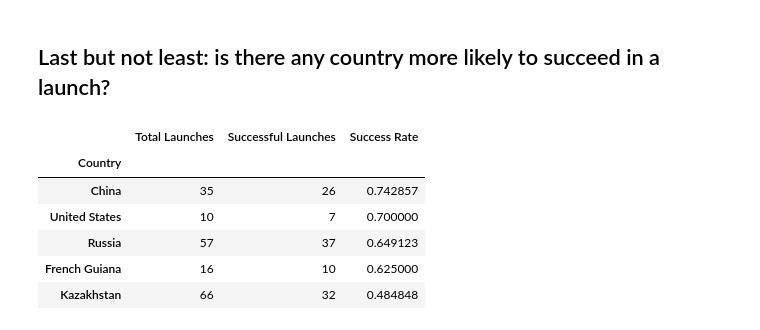
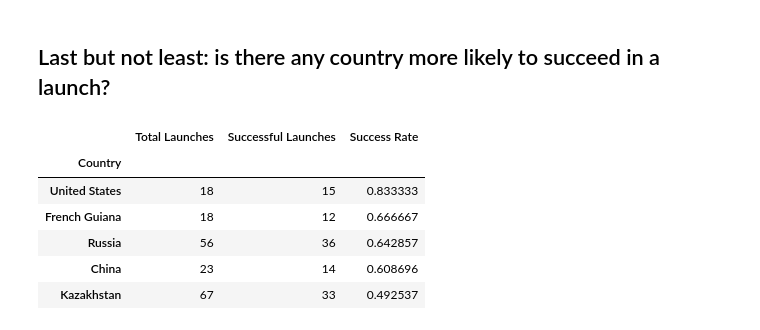
Before and after one commit to bernardodemelo/Rocket-Launch-Analysis, a Jupyter notebook: trabalho.ipynb, the cells around one changed output. Saved outputs shown, nothing was run; the diff lists cells and outputs as text; code cells hidden in the pictures.

```diff
--- a/trabalho.ipynb
+++ b/trabalho.ipynb
@@ -194,17 +284,17 @@ In conclusion, based on this point-biserial correlation test, we cannot conclude
 # %% [markdown]
 ## Following the second question: Is there any corporation more likely to succeed in a launch??
 # %%
-success_rate = (
+
+df_balanced['Success_Binary'] = (df_balanced['Launch Status'] == 'Success').astype(int)
+organization_success_rate = (
     df_balanced.groupby('Rocket Organisation')['Success_Binary']
     .agg(['count', 'sum', 'mean'])
     .rename(columns={'count': 'Total Launches', 'sum': 'Successful Launches', 'mean': 'Success Rate'})
 )
 
-success_rate = success_rate[success_rate['Total Launches'] >= 5]
+organization_success_rate = organization_success_rate.sort_values(by=['Success Rate', 'Total Launches'], ascending=[False, False])
 
-success_rate = success_rate.sort_values(by=['Success Rate', 'Total Launches'], ascending=[False, False])
-
-success_rate.head()
+organization_success_rate.head(5)
 # %% [output]
 |  | Total Launches | Successful Launches | Success Rate |
 | Rocket Organisation |  |  |  |
@@ -229,20 +319,18 @@ plt.show()
 # %%
 success_rate = (
     df_balanced.groupby('Country')['Success_Binary']
     .agg(['count', 'sum', 'mean'])
     .rename(columns={'count': 'Total Launches', 'sum': 'Successful Launches', 'mean': 'Success Rate'})
 )
 
-success_rate = success_rate[success_rate['Total Launches'] >= 5]
-
 success_rate = success_rate.sort_values(by=['Success Rate', 'Total Launches'], ascending=[False, False])
 
 success_rate.head()
 # %% [output]
 |  | Total Launches | Successful Launches | Success Rate |
 | Country |  |  |  |
-| China | 35 | 26 | 0.742857 |
-| United States | 10 | 7 | 0.700000 |
-| Russia | 57 | 37 | 0.649123 |
-| French Guiana | 16 | 10 | 0.625000 |
-| Kazakhstan | 66 | 32 | 0.484848 |
+| United States | 18 | 15 | 0.833333 |
+| French Guiana | 18 | 12 | 0.666667 |
+| Russia | 56 | 36 | 0.642857 |
+| China | 23 | 14 | 0.608696 |
+| Kazakhstan | 67 | 33 | 0.492537 |
```
Also changed, not shown: parts of 6 cells of this notebook.
